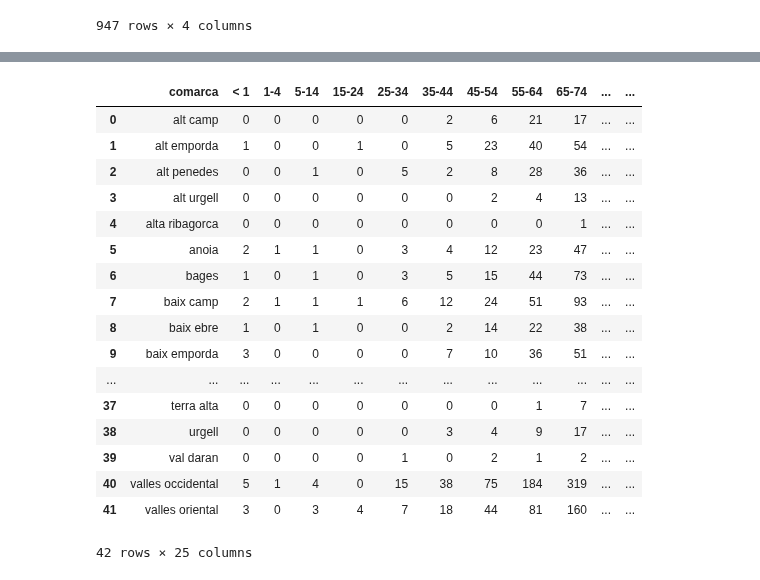
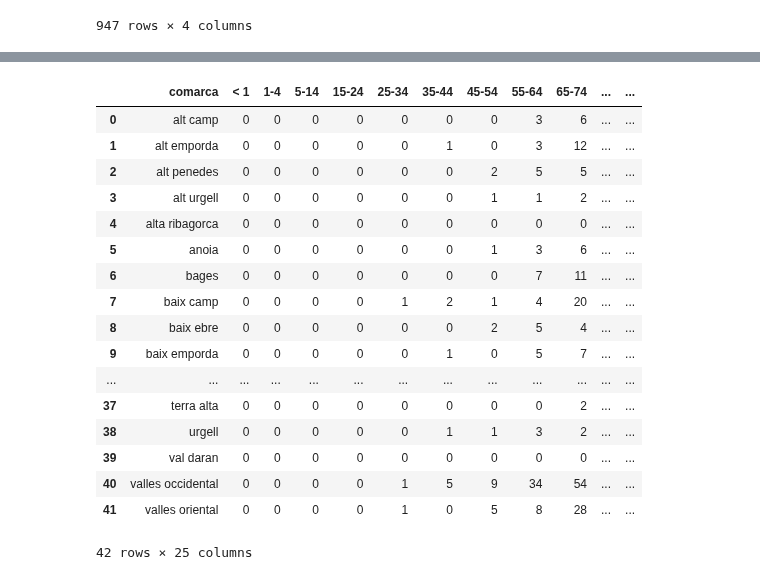
Before and after one commit to alexdeharo269/CatDef, a Jupyter notebook: jan/Mortality_analysis.ipynb, the cells around one changed output, grey strips where cells are left out. Cells and saved outputs as stored; diff of their text form; code cells hidden in the pictures.

```diff
--- a/jan/Mortality_analysis.ipynb
+++ b/jan/Mortality_analysis.ipynb
@@ -37,7 +37,7 @@ url = "https://www.idescat.cat/serveis/consultes/ca/censph_10_mun_2024.csv"
 df_cens = pd.read_csv(url, sep=";", encoding="utf-8")
 
 
-df_mortality = pd.read_csv("mortality.csv", sep=",", encoding="utf-8-sig")
+df_mortality = pd.read_csv("./Data/mortality.csv", sep=",", encoding="utf-8-sig")
 # %% [output]
 WARNING:root:Requests made without an app_token will be subject to strict throttling limits.
 # %%
@@ -167,45 +175,54 @@ total
 # %%
 """
-Now comes the cleaning and doing with the medical data.
+Now comes the cleaning and doing with the medical data. we can select a df when choosing one of
+keys, this allows us to save the whole cleaned df in a compact way. We select one of the death
+causes, like Circ (circulatory problems) or Tot (Total). Since these values are death rates, we
+should multiply them by the probability that a AED has been used...
+
+From data in OHSCAR, we have that cardiac arrests constitute 45.8/100,000 inhabitants for 2021 in
+Catalunya. This means, that a rough estimate is that comarca_pob * cardiac_arrest gives us the
+desired data. We can compare this with Circ or other death causes. These cardiac arrests values are
+out of hospital cardiac arrests, so work better for DEAs.
+To make it more comarcal-like, assume that every cardiac arrest would result in death if untreated,
+then we calculate the percentatge of cardiac_arrests/total_circ_death, which gives us a % where DEAS
+can be used. Then, we scale to each comarcal circ_death.
 """
-df_cardio = df_mortality[df_mortality['Cause'].str.contains('Tot', case=False, na=False)]
+df_cardio = df_mortality[df_mortality['Cause'].str.contains('Circ', case=False, na=False)]
 
 sexes = ["Total", "Dones", "Homes"]
 
 dfs = {}
 for name in sexes:
     df = (df_cardio[df_cardio['Sexe'] == name]
           .drop(columns=["Sexe", "Cause"])
           .rename(columns={'Comarca':'comarca'})
           .reset_index(drop=True))
     df['comarca'] = df['comarca'].replace({'ARAN': "VAL DARAN"})
     df['comarca'] = df['comarca'].apply(normalize)
     dfs[name] = df
 
 mortality_totals = dfs["Total"]
 mortality_women  = dfs["Dones"]
 mortality_men    = dfs["Homes"]
 
-comarca_totals = total.groupby('comarca')[['num_defi', 'num_hospi', 'pob']].sum().reset_index()
-
 mortality_women
 # %% [output]
 |  | comarca | < 1 | 1-4 | 5-14 | 15-24 | 25-34 | 35-44 | 45-54 | 55-64 | 65-74 | ... | ... |
-| 0 | alt camp | 0 | 0 | 0 | 0 | 0 | 2 | 6 | 21 | 17 | ... | ... |
-| 1 | alt emporda | 1 | 0 | 0 | 1 | 0 | 5 | 23 | 40 | 54 | ... | ... |
-| 2 | alt penedes | 0 | 0 | 1 | 0 | 5 | 2 | 8 | 28 | 36 | ... | ... |
-| 3 | alt urgell | 0 | 0 | 0 | 0 | 0 | 0 | 2 | 4 | 13 | ... | ... |
-| 4 | alta ribagorca | 0 | 0 | 0 | 0 | 0 | 0 | 0 | 0 | 1 | ... | ... |
-| 5 | anoia | 2 | 1 | 1 | 0 | 3 | 4 | 12 | 23 | 47 | ... | ... |
-| 6 | bages | 1 | 0 | 1 | 0 | 3 | 5 | 15 | 44 | 73 | ... | ... |
-| 7 | baix camp | 2 | 1 | 1 | 1 | 6 | 12 | 24 | 51 | 93 | ... | ... |
-| 8 | baix ebre | 1 | 0 | 1 | 0 | 0 | 2 | 14 | 22 | 38 | ... | ... |
-| 9 | baix emporda | 3 | 0 | 0 | 0 | 0 | 7 | 10 | 36 | 51 | ... | ... |
+| 0 | alt camp | 0 | 0 | 0 | 0 | 0 | 0 | 0 | 3 | 6 | ... | ... |
+| 1 | alt emporda | 0 | 0 | 0 | 0 | 0 | 1 | 0 | 3 | 12 | ... | ... |
+| 2 | alt penedes | 0 | 0 | 0 | 0 | 0 | 0 | 2 | 5 | 5 | ... | ... |
+| 3 | alt urgell | 0 | 0 | 0 | 0 | 0 | 0 | 1 | 1 | 2 | ... | ... |
+| 4 | alta ribagorca | 0 | 0 | 0 | 0 | 0 | 0 | 0 | 0 | 0 | ... | ... |
+| 5 | anoia | 0 | 0 | 0 | 0 | 0 | 0 | 1 | 3 | 6 | ... | ... |
+| 6 | bages | 0 | 0 | 0 | 0 | 0 | 0 | 0 | 7 | 11 | ... | ... |
+| 7 | baix camp | 0 | 0 | 0 | 0 | 1 | 2 | 1 | 4 | 20 | ... | ... |
+| 8 | baix ebre | 0 | 0 | 0 | 0 | 0 | 0 | 2 | 5 | 4 | ... | ... |
+| 9 | baix emporda | 0 | 0 | 0 | 0 | 0 | 1 | 0 | 5 | 7 | ... | ... |
 | ... | ... | ... | ... | ... | ... | ... | ... | ... | ... | ... | ... | ... |
-| 37 | terra alta | 0 | 0 | 0 | 0 | 0 | 0 | 0 | 1 | 7 | ... | ... |
-| 38 | urgell | 0 | 0 | 0 | 0 | 0 | 3 | 4 | 9 | 17 | ... | ... |
-| 39 | val daran | 0 | 0 | 0 | 0 | 1 | 0 | 2 | 1 | 2 | ... | ... |
-| 40 | valles occidental | 5 | 1 | 4 | 0 | 15 | 38 | 75 | 184 | 319 | ... | ... |
-| 41 | valles oriental | 3 | 0 | 3 | 4 | 7 | 18 | 44 | 81 | 160 | ... | ... |
+| 37 | terra alta | 0 | 0 | 0 | 0 | 0 | 0 | 0 | 0 | 2 | ... | ... |
+| 38 | urgell | 0 | 0 | 0 | 0 | 0 | 1 | 1 | 3 | 2 | ... | ... |
+| 39 | val daran | 0 | 0 | 0 | 0 | 0 | 0 | 0 | 0 | 0 | ... | ... |
+| 40 | valles occidental | 0 | 0 | 0 | 0 | 1 | 5 | 9 | 34 | 54 | ... | ... |
+| 41 | valles oriental | 0 | 0 | 0 | 0 | 1 | 0 | 5 | 8 | 28 | ... | ... |
 42 rows × 25 columns
 # %%
```
Also changed, not shown: parts of 13 cells of this notebook.
